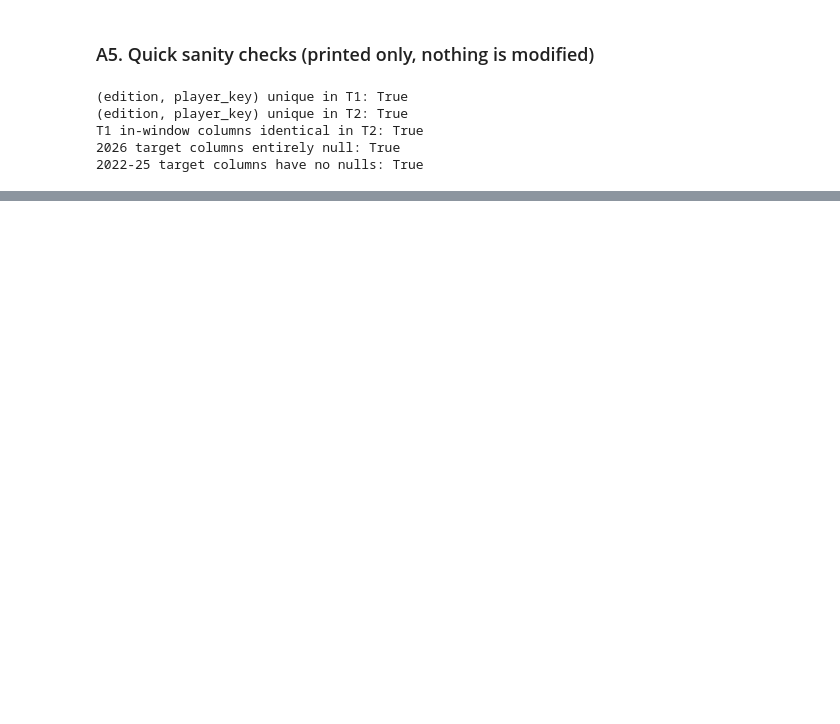
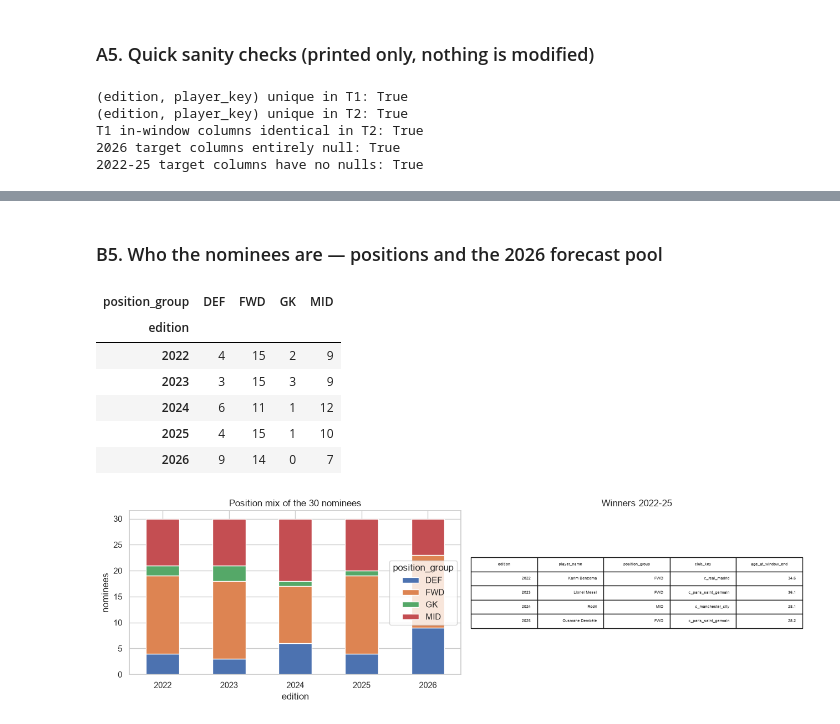
Before and after one commit to AswathKarthik10/predicting-the-ballon-dor, a Jupyter notebook: ballon_dor_2026.ipynb, the cells around one changed output, grey strips where cells are left out. Drawn from its saved outputs; the diff is of its cells as text; code cells hidden in the pictures; blank space fills up the shorter version.

```diff
--- a/ballon_dor_2026.ipynb
+++ b/ballon_dor_2026.ipynb
@@ -287,0 +550,25 @@ T1 in-window columns identical in T2: True
+# %% [markdown]
+### B5. Who the nominees are — positions and the 2026 forecast pool
+# %%
+pos = pd.crosstab(t1["edition"], t1["position_group"])
+display(pos)
+fig, ax = plt.subplots(1, 2, figsize=(13, 4))
+pos.plot.bar(stacked=True, ax=ax[0], rot=0)
+ax[0].set_title("Position mix of the 30 nominees")
+ax[0].set_ylabel("nominees")
+winners = train.loc[train.groupby("edition")["bdo_points"].idxmax(), ["edition", "player_name", "position_group", "club_key", "age_at_window_end"]]
+ax[1].axis("off")
+ax[1].table(cellText=winners.values, colLabels=winners.columns, loc="center").scale(1, 1.6)
+ax[1].set_title("Winners 2022-25")
+plt.tight_layout()
+plt.savefig("figures/eda/b_positions_and_winners.png", dpi=150)
+plt.show()
+# %% [output]
+| position_group | DEF | FWD | GK | MID |
+| edition |  |  |  |  |
+| 2022 | 4 | 15 | 2 | 9 |
+| 2023 | 3 | 15 | 3 | 9 |
+| 2024 | 6 | 11 | 1 | 12 |
+| 2025 | 4 | 15 | 1 | 10 |
+| 2026 | 9 | 14 | 0 | 7 |
+[figure, added]
```
Also changed, not shown: parts of 13 cells of this notebook, 3 other files.
